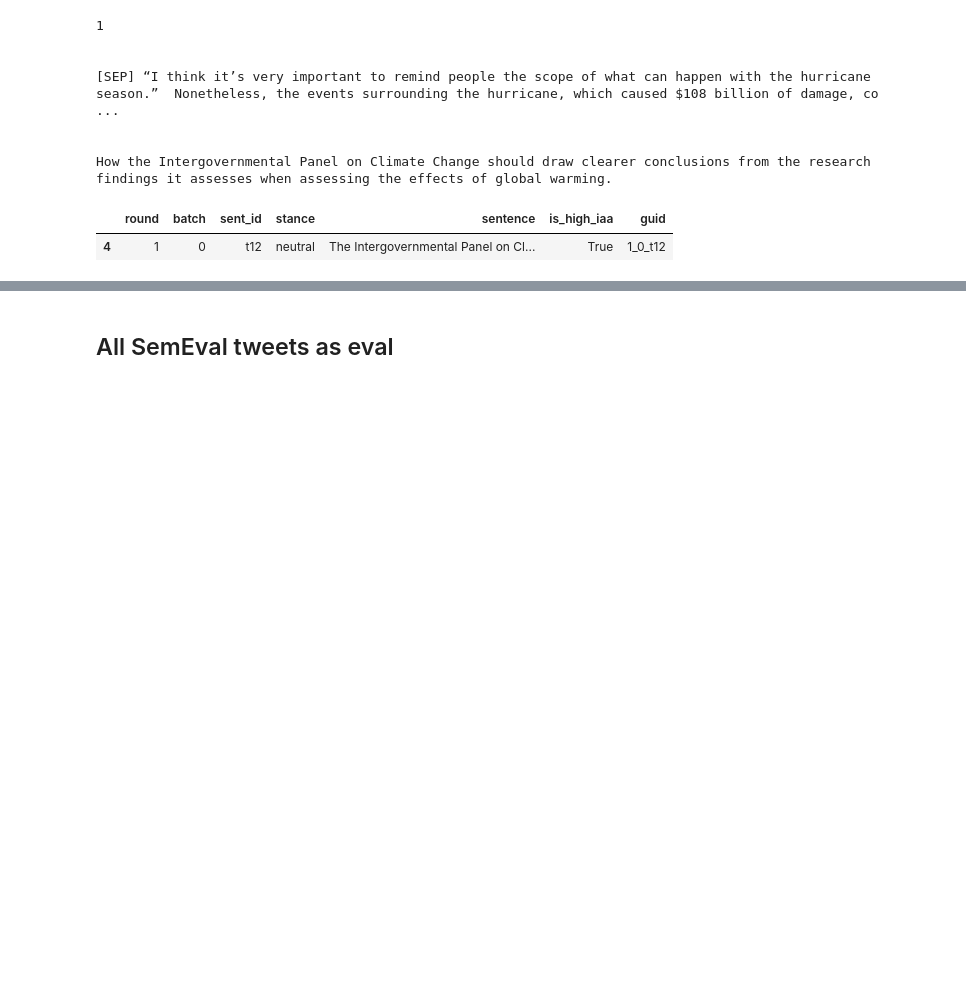
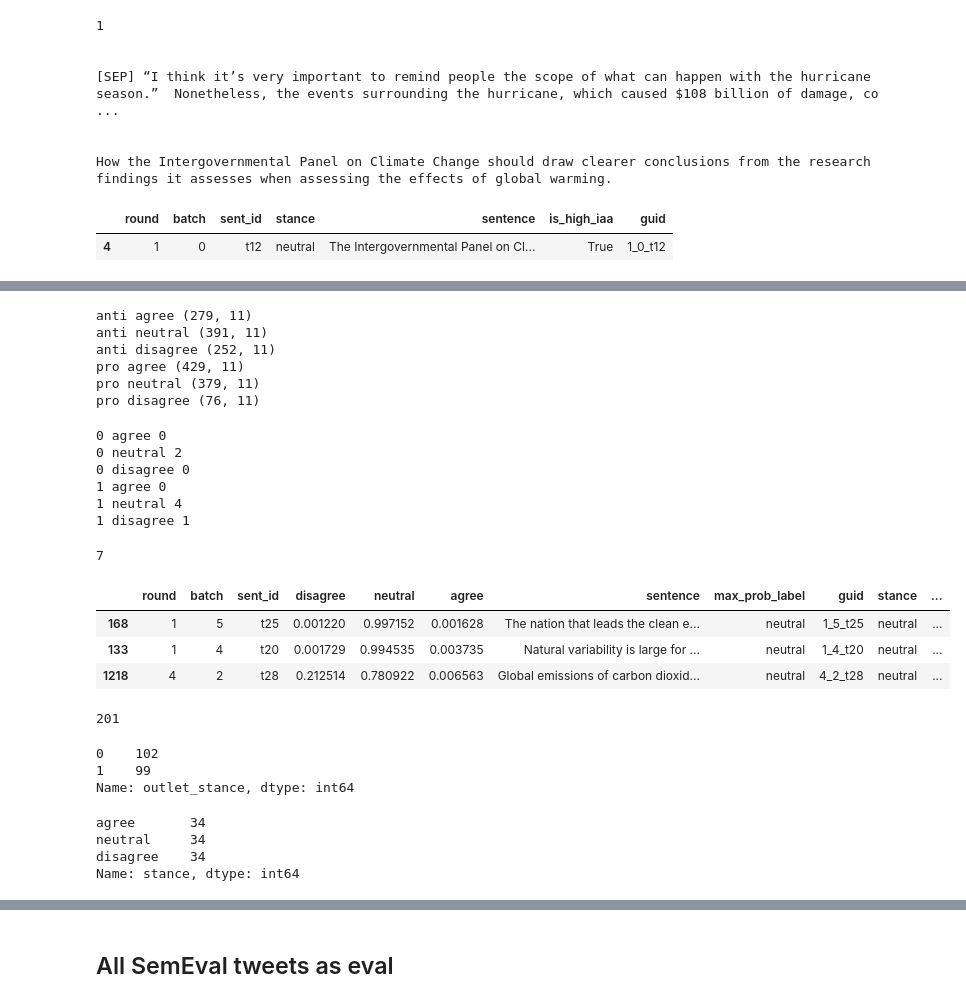
Before and after one commit to yiweiluo/GWStance, a Jupyter notebook: 3_cc_stance/data_creation/Data_creation.ipynb, the cells around one changed output, grey strips where cells are left out. Saved outputs shown, nothing was run; the diff lists cells and outputs as text; code cells hidden in the pictures; blank space fills up the shorter version.

```diff
--- a/3_cc_stance/data_creation/Data_creation.ipynb
+++ b/3_cc_stance/data_creation/Data_creation.ipynb
@@ -111,0 +122,3 @@ dedup_est_labels.head()
+# %%
+held_out_test = pd.read_pickle('./save/held_out_balanced_test.pkl')
+#held_out_test.head()
@@ -512,0 +558,2 @@ backtrans_both_train_df.shape
+# %%
+dedup_est_labels['outlet_stance'] = dedup_est_labels['guid'].apply(get_orig_media_slant)
@@ -512,0 +775,42 @@ backtrans_both_train_df.shape
+# %%
+# New random sample to bring up numbers
+new_indices_per_outlet_stance_2 = defaultdict(dict)
+for outlet_stance in [0,1]:
+    for stance in ['agree','neutral','disagree']:
+        sub_df = dedup_est_labels.loc[(dedup_est_labels.stance == stance) &
+                                     (dedup_est_labels.outlet_stance == outlet_stance) &
+                                     (~dedup_est_labels.index.isin(
+                                         indices_per_outlet_stance[outlet_stance][stance])) &
+                                     (~dedup_est_labels.index.isin(
+                                     new_indices_per_outlet_stance[outlet_stance][stance]))]
+        str_outlet_stance = 'pro' if outlet_stance == 1 else 'anti'
+        print(str_outlet_stance,stance,sub_df.shape)
+        new_indices_per_outlet_stance_2[outlet_stance][stance] = np.random.choice(
+            sub_df.index,size=new_N_needed_per_outlet_stance[outlet_stance][stance],
+            replace=False)
+# %% [output]
+anti agree (279, 11)
+anti neutral (391, 11)
+anti disagree (252, 11)
+pro agree (429, 11)
+pro neutral (379, 11)
+pro disagree (76, 11)
+# %%
+for outlet_stance in new_indices_per_outlet_stance_2:
+    for stance in STANCES:
+        print(outlet_stance,stance,len(new_indices_per_outlet_stance_2[outlet_stance][stance]))
+# %% [output]
+0 agree 0
+0 neutral 2
+0 disagree 0
+1 agree 0
+1 neutral 4
+1 disagree 1
+# %%
+balanced_test_ix_2 = []
+for outlet_stance in new_indices_per_outlet_stance_2:
+    for stance in STANCES:
+        balanced_test_ix_2.extend(new_indices_per_outlet_stance_2[outlet_stance][stance])
+len(balanced_test_ix_2)
+# %% [output]
+7
@@ -512,0 +822,32 @@ backtrans_both_train_df.shape
+# %%
+problematic_3 = [168,133,1218]
+# %%
+dedup_est_labels.loc[problematic_3]
+# %% [output]
+|  | round | batch | sent_id | disagree | neutral | agree | sentence | max_prob_label | guid | stance | ... |
+| 168 | 1 | 5 | t25 | 0.001220 | 0.997152 | 0.001628 | The nation that leads the clean e... | neutral | 1_5_t25 | neutral | ... |
+| 133 | 1 | 4 | t20 | 0.001729 | 0.994535 | 0.003735 | Natural variability is large for ... | neutral | 1_4_t20 | neutral | ... |
+| 1218 | 4 | 2 | t28 | 0.212514 | 0.780922 | 0.006563 | Global emissions of carbon dioxid... | neutral | 4_2_t28 | neutral | ... |
+# %%
+for outlet_stance in indices_per_outlet_stance:
+    for stance in STANCES:
+        non_problematic_balanced_test_ix.extend([x for x in new_indices_per_outlet_stance_2[outlet_stance][stance]
+                                if x not in problematic_3])
+len(non_problematic_balanced_test_ix)
+# %% [output]
+201
+# %%
+dedup_est_labels.loc[non_problematic_balanced_test_ix].outlet_stance.value_counts()
+# %% [output]
+0    102
+1    99
+Name: outlet_stance, dtype: int64
+# %%
+dedup_est_labels.loc[non_problematic_balanced_test_ix][
+    dedup_est_labels.loc[non_problematic_balanced_test_ix].outlet_stance == 0
+].stance.value_counts()
+# %% [output]
+agree       34
+neutral     34
+disagree    34
+Name: stance, dtype: int64
```
Also changed, not shown: parts of 109 cells of this notebook, 1 other file.
